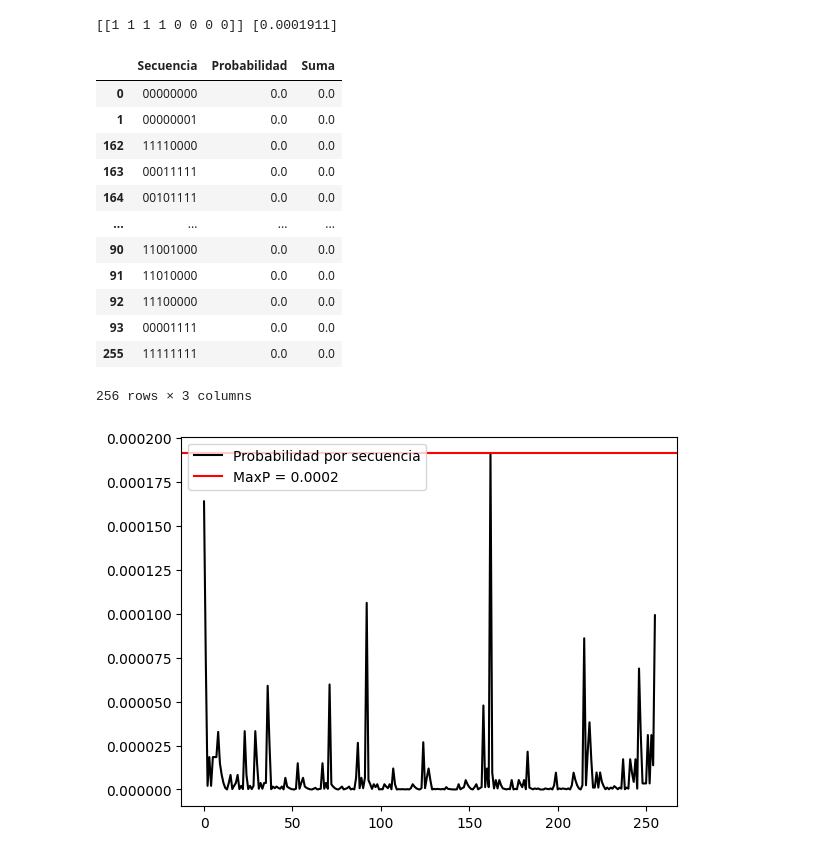
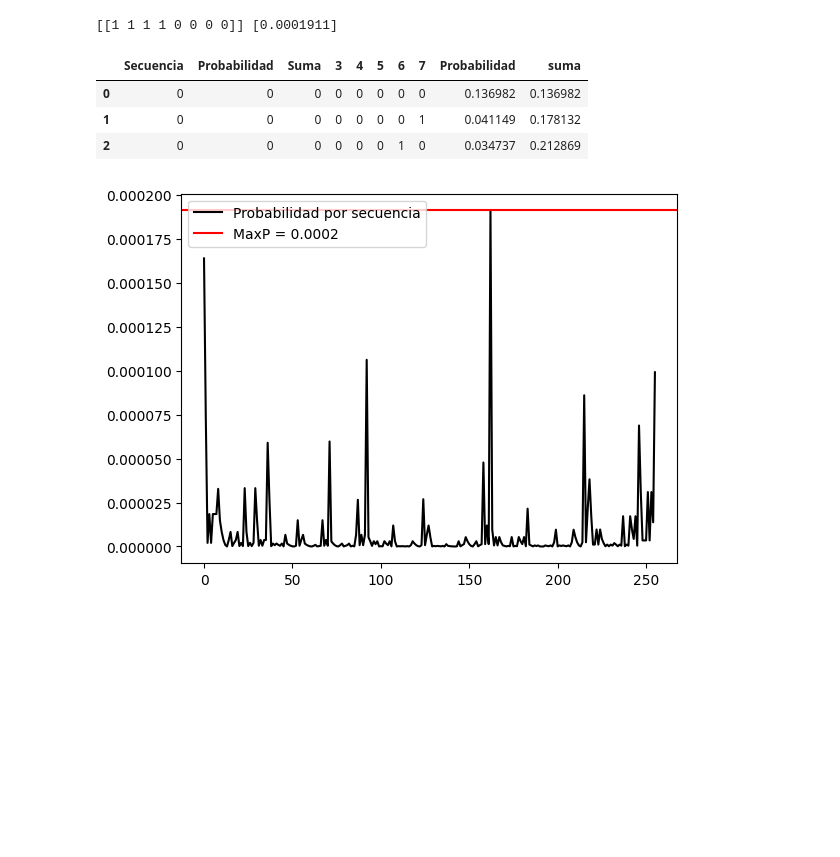
Before and after one commit to JSRV18/Dinosaurio-repository, a Jupyter notebook: Parcial3Dinosaurio.ipynb, the cells around one changed output. Drawn from its saved outputs; the diff is of its cells as text; code cells hidden in the pictures; blank space fills up the shorter version.

```diff
--- a/Parcial3Dinosaurio.ipynb
+++ b/Parcial3Dinosaurio.ipynb
@@ -178,50 +178,51 @@ print(HiddenStates[ii],P[ii])
 # %% [output]
 [[1 1 1 1 0 0 0 0]] [0.0001911]
 # %%
-#(c)
+# c)
 import pandas as pd
-import numpy as np
+ObsStates = GetStates([0,1],8)
+ObsStates
 
-ObsStates = GetStates([0,1],8)
 Nobs = ObsStates.shape[0]
+
 PObs = np.zeros(Nobs)
 
-def data_20(ObsStates, PObs):
-    t = 0
-    for i in range(len(PObs)):
-        t += PObs[i]
-        if t >= 0.2:
-            break
+for j in range(Nobs):
 
-    sequences = [''.join(map(str, seq)) for seq in ObsStates[:i+1]]
+  dim = HiddenStates.shape[0]
+  P = np.zeros(dim)
 
-    df = pd.DataFrame({
-        'Secuencia': sequences,
-        'Probabilidad': PObs[:i+1]
-    })
+  for i in range(dim):
+    P[i] = GetProb(T,E,ObsStates[j],HiddenStates[i],Prior)
 
-    df = df.sort_values(by='Probabilidad', ascending=False)
+  PObs[j] = np.sum(P)
 
-    df['Suma'] = df['Probabilidad'].cumsum()
+PObs
 
-    return df
+def data_20(ObsStates,PObs):
+  t=0
+  for i in range(len(PObs)):
+    t += PObs[i]
+    if t >= 0.2:
+      break
+  sequences = [''.join(map(str, Secuencia)) for Secuencia in ObsStates[:i+1]]
 
-result_df = data_20(ObsStates, PObs)
-result_df
+  df = pd.DataFrame(ObsStates[:i+1])
+  df['Probabilidad'] = PObs[:i+1]
+  df = df.sort_values(by='Probabilidad',ascending=False)
+  df['suma'] = df['Probabilidad'].cumsum()
+  current_columns = df.columns.tolist()
+  num_existing_columns = len(current_columns)
+  new_columns = ['Secuencia','Probabilidad','Suma'] + current_columns[3:]
+  df.columns = new_columns
+  return df
+
+data_20(ObsStates,PObs)
 # %% [output]
-|  | Secuencia | Probabilidad | Suma |
-| 0 | 00000000 | 0.0 | 0.0 |
-| 1 | 00000001 | 0.0 | 0.0 |
-| 162 | 11110000 | 0.0 | 0.0 |
-| 163 | 00011111 | 0.0 | 0.0 |
-| 164 | 00101111 | 0.0 | 0.0 |
-| ... | ... | ... | ... |
-| 90 | 11001000 | 0.0 | 0.0 |
-| 91 | 11010000 | 0.0 | 0.0 |
-| 92 | 11100000 | 0.0 | 0.0 |
-| 93 | 00001111 | 0.0 | 0.0 |
-| 255 | 11111111 | 0.0 | 0.0 |
+|  | Secuencia | Probabilidad | Suma | 3 | 4 | 5 | 6 | 7 | Probabilidad | suma |
+| 0 | 0 | 0 | 0 | 0 | 0 | 0 | 0 | 0 | 0.136982 | 0.136982 |
+| 1 | 0 | 0 | 0 | 0 | 0 | 0 | 0 | 1 | 0.041149 | 0.178132 |
+| 2 | 0 | 0 | 0 | 0 | 0 | 0 | 1 | 0 | 0.034737 | 0.212869 |
-256 rows × 3 columns
 # %%
 # d)
 plt.plot(P, color='k', label= 'Probabilidad por secuencia')
```
